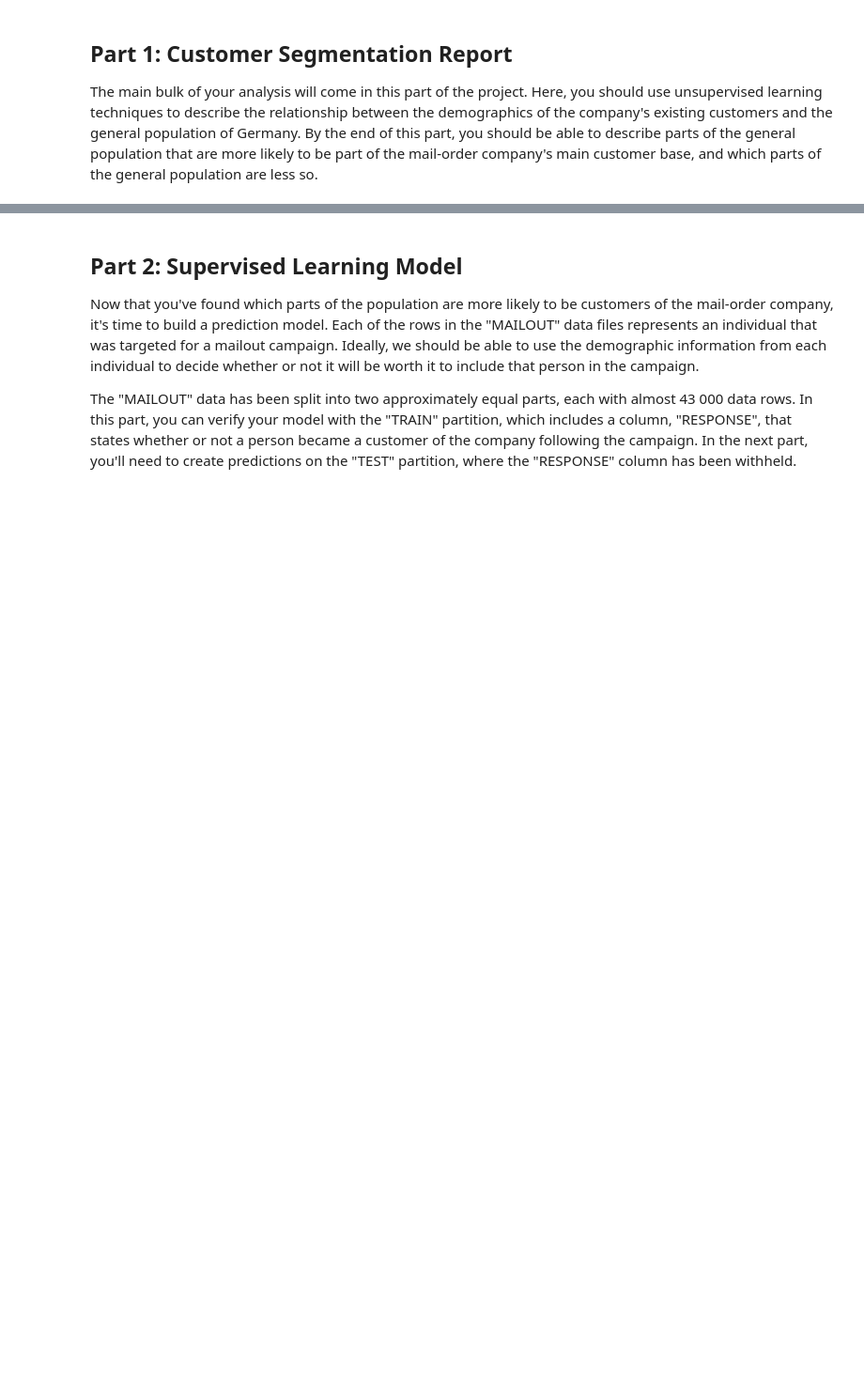
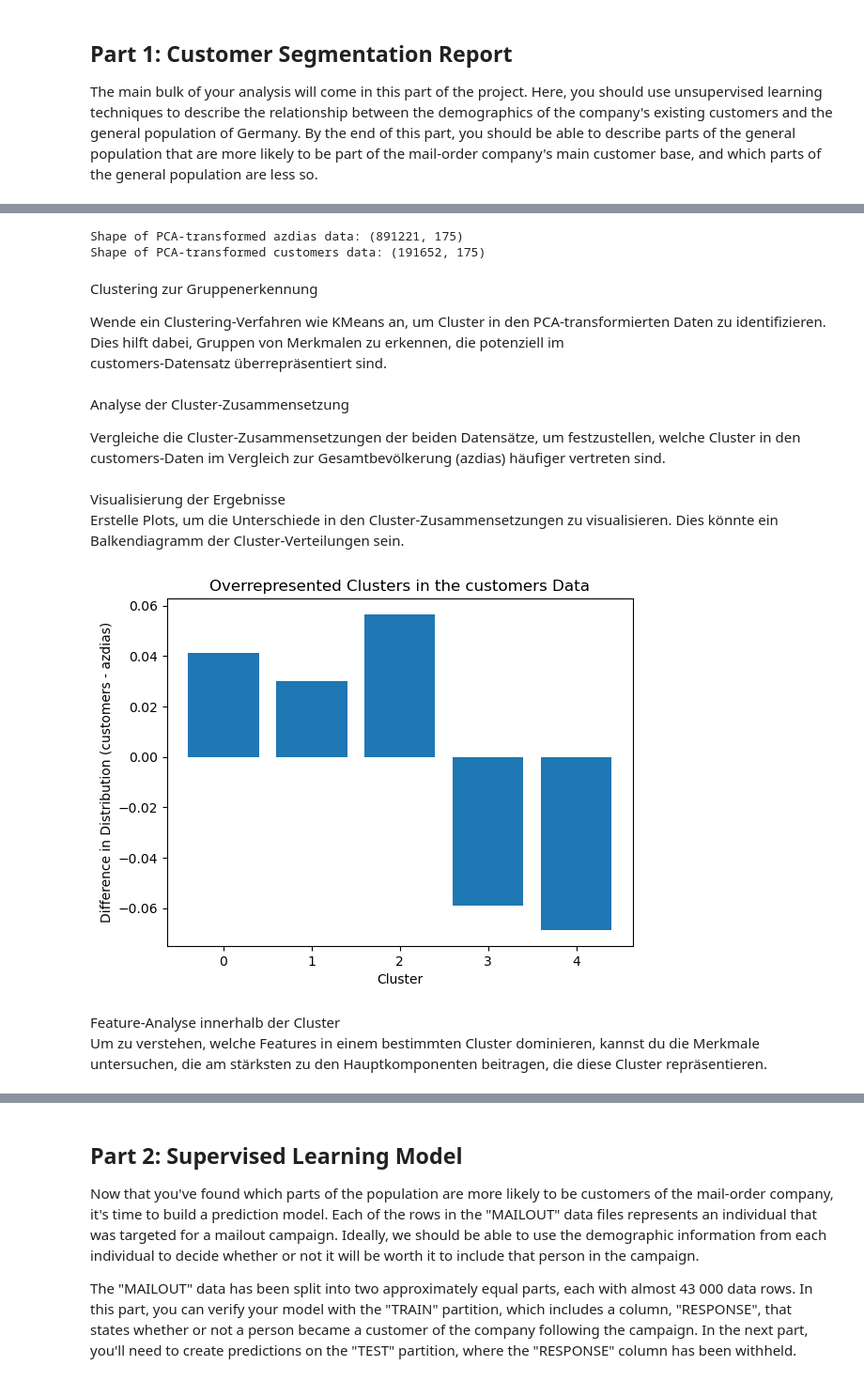
Before and after one commit to fabiandatascience/udacitycapstoneproject, a Jupyter notebook: Arvato Project Workbook.ipynb, the cells around one changed output, grey strips where cells are left out. Shown: that part at 94% size. Drawn from its saved outputs; the diff is of its cells as text; code cells hidden in the pictures; blank space fills up the shorter version.

```diff
--- a/Arvato Project Workbook.ipynb
+++ b/Arvato Project Workbook.ipynb
@@ -1228,0 +1335,56 @@ The main bulk of your analysis will come in this part of the project. Here, you
+# %%
+# Apply PCA with the selected number of components
+pca = PCA(n_components=n_components_90)
+azdias_pca = pca.fit_transform(azdias_scaled_data)
+customers_pca = pca.transform(customers_scaled_data)  # Apply the same PCA transformation
+
+# Output for verification
+print("Shape of PCA-transformed azdias data:", azdias_pca.shape)
+print("Shape of PCA-transformed customers data:", customers_pca.shape)
+# %% [output]
+Shape of PCA-transformed azdias data: (891221, 175)
+Shape of PCA-transformed customers data: (191652, 175)
+# %% [markdown]
+Clustering zur Gruppenerkennung
+
+Wende ein Clustering-Verfahren wie KMeans an, um Cluster in den PCA-transformierten Daten zu identifizieren. Dies hilft dabei, Gruppen von Merkmalen zu erkennen, die potenziell im
+ customers-Datensatz überrepräsentiert sind.
+# %%
+from sklearn.cluster import KMeans
+
+# Apply KMeans on the PCA-transformed azdias data
+kmeans = KMeans(n_clusters=5, random_state=42)  # You can adjust the number of clusters
+azdias_labels = kmeans.fit_predict(azdias_pca)
+
+# Apply KMeans on the customers data (using the previously trained cluster centers)
+customers_labels = kmeans.predict(customers_pca)
+# %% [markdown]
+Analyse der Cluster-Zusammensetzung
+
+Vergleiche die Cluster-Zusammensetzungen der beiden Datensätze, um festzustellen, welche Cluster in den customers-Daten im Vergleich zur Gesamtbevölkerung (azdias) häufiger vertreten sind.
+# %%
+# Distribution of clusters in both datasets
+azdias_cluster_counts = np.bincount(azdias_labels)
+customers_cluster_counts = np.bincount(customers_labels)
+
+# Normalize for comparison
+azdias_cluster_distribution = azdias_cluster_counts / len(azdias_labels)
+customers_cluster_distribution = customers_cluster_counts / len(customers_labels)
+
+# Compare the distributions
+cluster_difference = customers_cluster_distribution - azdias_cluster_distribution
+# %% [markdown]
+Visualisierung der Ergebnisse
+Erstelle Plots, um die Unterschiede in den Cluster-Zusammensetzungen zu visualisieren. Dies könnte ein Balkendiagramm der Cluster-Verteilungen sein.
+# %%
+# Bar chart of the distributions
+plt.bar(range(len(cluster_difference)), cluster_difference)
+plt.xlabel('Cluster')
+plt.ylabel('Difference in Distribution (customers - azdias)')
+plt.title('Overrepresented Clusters in the customers Data')
+plt.show()
+# %% [output]
+[figure, added]
+# %% [markdown]
+Feature-Analyse innerhalb der Cluster
+Um zu verstehen, welche Features in einem bestimmten Cluster dominieren, kannst du die Merkmale untersuchen, die am stärksten zu den Hauptkomponenten beitragen, die diese Cluster repräsentieren.
```
Also changed, not shown: parts of 14 cells of this notebook.
